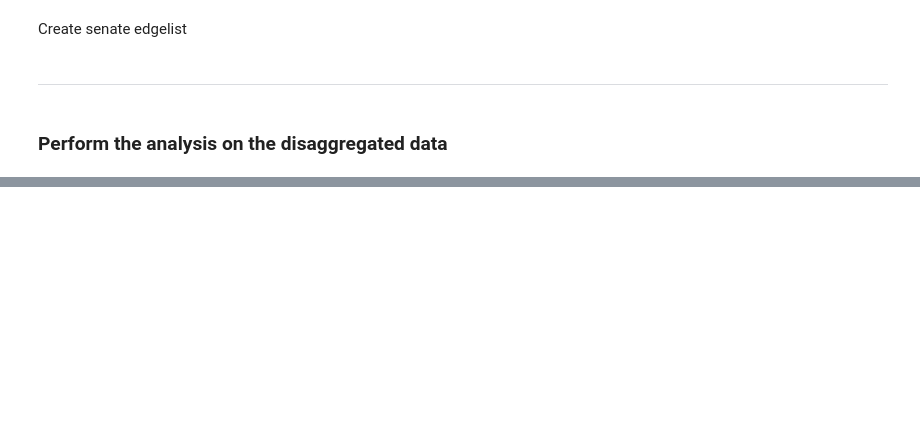
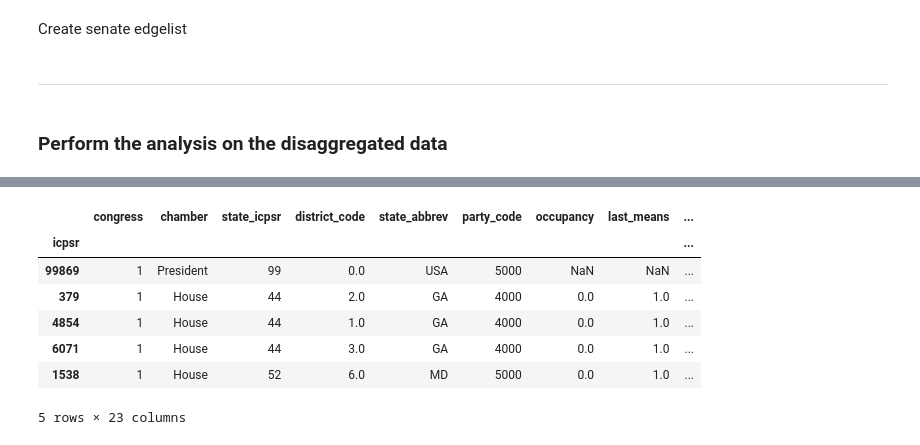
Before and after one commit to LeonardoAgasso/USA_Congress_SigNet, a Jupyter notebook: notebooks/topic_disaggregation.ipynb, the cells around one changed output, grey strips where cells are left out. Drawn from its saved outputs; the diff is of its cells as text; code cells hidden in the pictures; blank space fills up the shorter version.

```diff
--- a/notebooks/topic_disaggregation.ipynb
+++ b/notebooks/topic_disaggregation.ipynb
@@ -258,0 +239,3 @@ ________________________________________________________________________________
+# %%
+parties = pd.read_csv('../dataset/HSall_parties.csv')
+members = pd.read_csv('../dataset/HSall_members.csv')
@@ -258,0 +264,27 @@ ________________________________________________________________________________
+# %%
+pol = members
+
+# Assuming you want to remove duplicates from the 'icpsr' column
+pol = pol.drop_duplicates(subset='icpsr')
+
+# Now you can set 'icpsr' as the index
+pol.set_index('icpsr', inplace=True)
+
+# Apply the color mapping to the 'color' column
+pol['color'] = pol['party_name'].apply(lambda x: 'firebrick' if 'Republican' in x else ('royalblue' if 'Democrat' in x else 'yellow'))
+
+# Convert the relevant columns to a dictionary
+pol_dic = pol[['party_name']].to_dict(orient='index')
+pol_dic
+# %%
+pol.head()
+# qualcosa non va... da rivedere confrontando con plot_compute_least_eigen.ipynb
+# %% [output]
+|  | congress | chamber | state_icpsr | district_code | state_abbrev | party_code | occupancy | last_means | ... |
+| icpsr |  |  |  |  |  |  |  |  | ... |
+| 99869 | 1 | President | 99 | 0.0 | USA | 5000 | NaN | NaN | ... |
+| 379 | 1 | House | 44 | 2.0 | GA | 4000 | 0.0 | 1.0 | ... |
+| 4854 | 1 | House | 44 | 1.0 | GA | 4000 | 0.0 | 1.0 | ... |
+| 6071 | 1 | House | 44 | 3.0 | GA | 4000 | 0.0 | 1.0 | ... |
+| 1538 | 1 | House | 52 | 6.0 | MD | 5000 | 0.0 | 1.0 | ... |
+5 rows × 23 columns
```
Also changed, not shown: parts of 10 cells of this notebook, 1 other file.
